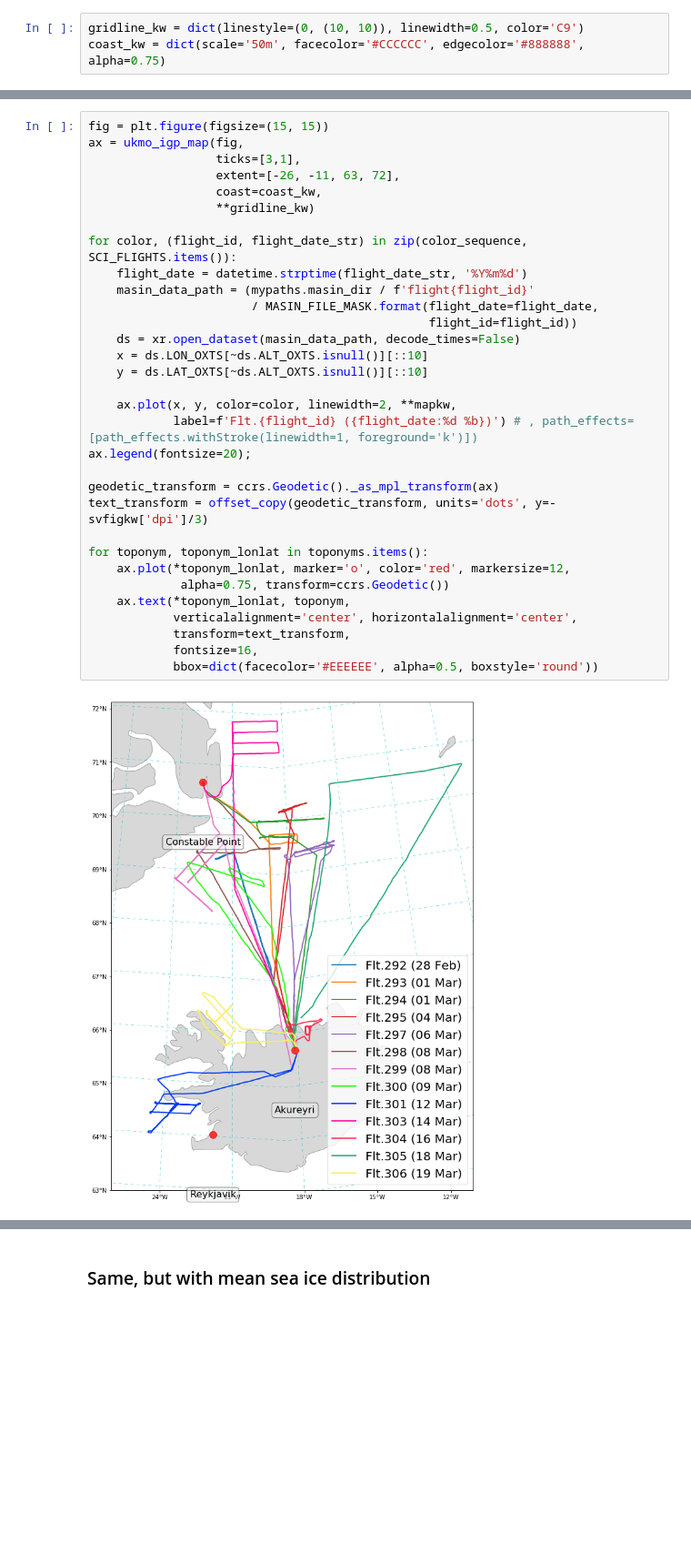
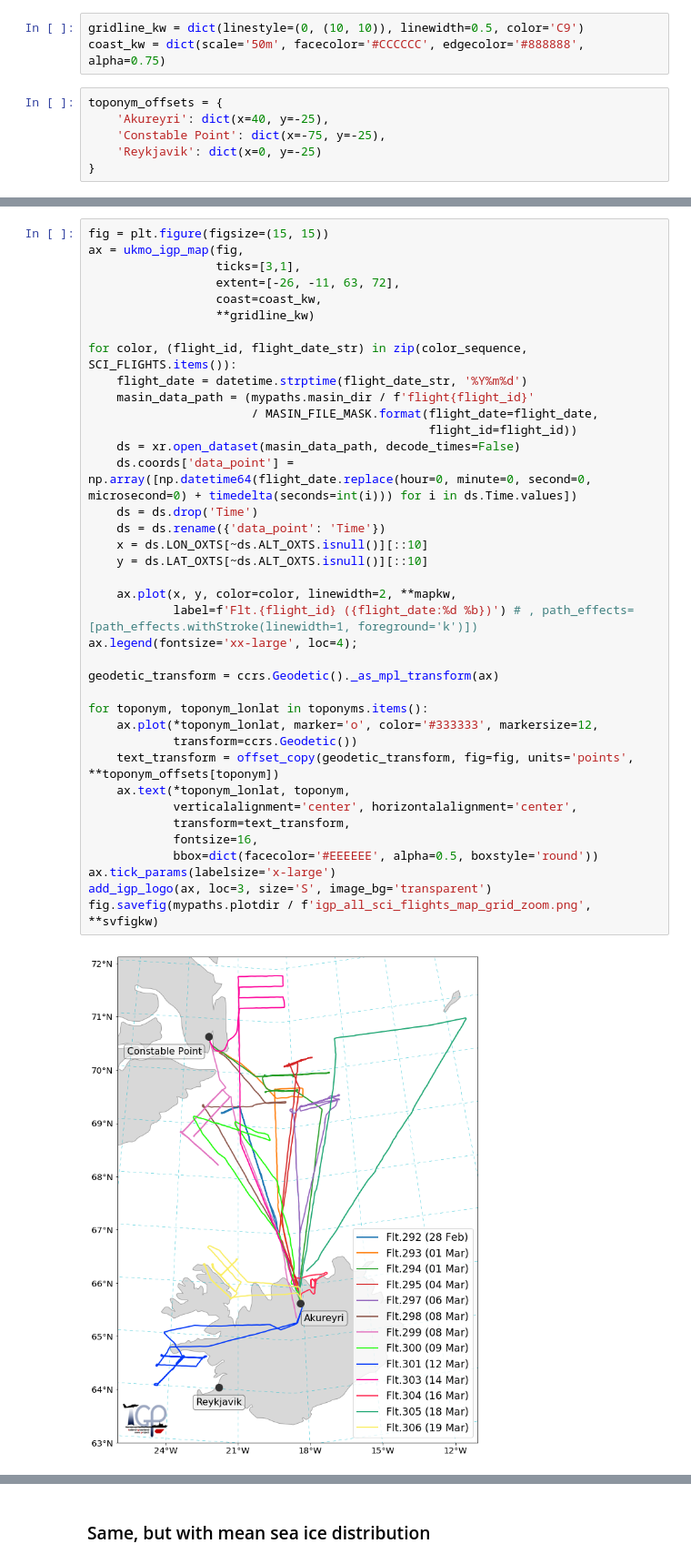
Before and after one commit to IGPResearch/sandbox, a Jupyter notebook: code/Flight-Track-Sat-Image.ipynb, the cells around one changed output, grey strips where cells are left out. Shown at 91% size. Cells and saved outputs as stored; diff of their text form; blank space fills up the shorter version.

Commit message:
add logos and a function to add them to axes

```diff
--- a/code/Flight-Track-Sat-Image.ipynb
+++ b/code/Flight-Track-Sat-Image.ipynb
@@ -35,3 +36,9 @@ color_sequence = [*[f'C{i}' for i in range(7)], '#21fc0d', '#0339f8', '#fe019a',
 # %%
 gridline_kw = dict(linestyle=(0, (10, 10)), linewidth=0.5, color='C9')
 coast_kw = dict(scale='50m', facecolor='#CCCCCC', edgecolor='#888888', alpha=0.75)
+# %%
+toponym_offsets = {
+    'Akureyri': dict(x=40, y=-25),
+    'Constable Point': dict(x=-75, y=-25),
+    'Reykjavik': dict(x=0, y=-25)
+}
@@ -38,34 +85,40 @@ coast_kw = dict(scale='50m', facecolor='#CCCCCC', edgecolor='#888888', alpha=0.7
 # %%
 fig = plt.figure(figsize=(15, 15))
 ax = ukmo_igp_map(fig,
                   ticks=[3,1],
                   extent=[-26, -11, 63, 72],
                   coast=coast_kw,
                   **gridline_kw)
 
 for color, (flight_id, flight_date_str) in zip(color_sequence, SCI_FLIGHTS.items()):
     flight_date = datetime.strptime(flight_date_str, '%Y%m%d')
     masin_data_path = (mypaths.masin_dir / f'flight{flight_id}'
                        / MASIN_FILE_MASK.format(flight_date=flight_date,
                                                 flight_id=flight_id))
     ds = xr.open_dataset(masin_data_path, decode_times=False)
+    ds.coords['data_point'] = np.array([np.datetime64(flight_date.replace(hour=0, minute=0, second=0, microsecond=0) + timedelta(seconds=int(i))) for i in ds.Time.values])
+    ds = ds.drop('Time')
+    ds = ds.rename({'data_point': 'Time'})
     x = ds.LON_OXTS[~ds.ALT_OXTS.isnull()][::10]
     y = ds.LAT_OXTS[~ds.ALT_OXTS.isnull()][::10]
 
     ax.plot(x, y, color=color, linewidth=2, **mapkw,
             label=f'Flt.{flight_id} ({flight_date:%d %b})') # , path_effects=[path_effects.withStroke(linewidth=1, foreground='k')])
-ax.legend(fontsize=20);
+ax.legend(fontsize='xx-large', loc=4);
 
 geodetic_transform = ccrs.Geodetic()._as_mpl_transform(ax)
-text_transform = offset_copy(geodetic_transform, units='dots', y=-svfigkw['dpi']/3)
 
 for toponym, toponym_lonlat in toponyms.items():
-    ax.plot(*toponym_lonlat, marker='o', color='red', markersize=12,
-             alpha=0.75, transform=ccrs.Geodetic())
+    ax.plot(*toponym_lonlat, marker='o', color='#333333', markersize=12,
+            transform=ccrs.Geodetic())
+    text_transform = offset_copy(geodetic_transform, fig=fig, units='points', **toponym_offsets[toponym])
     ax.text(*toponym_lonlat, toponym,
             verticalalignment='center', horizontalalignment='center',
             transform=text_transform,
             fontsize=16,
             bbox=dict(facecolor='#EEEEEE', alpha=0.5, boxstyle='round'))
+ax.tick_params(labelsize='x-large')
+add_igp_logo(ax, loc=3, size='S', image_bg='transparent')
+fig.savefig(mypaths.plotdir / f'igp_all_sci_flights_map_grid_zoom.png', **svfigkw)
 # %% [output]
-[figure, old version]
+[figure, new version]
```
Also changed, not shown: parts of 25 cells of this notebook, 7 other files.
